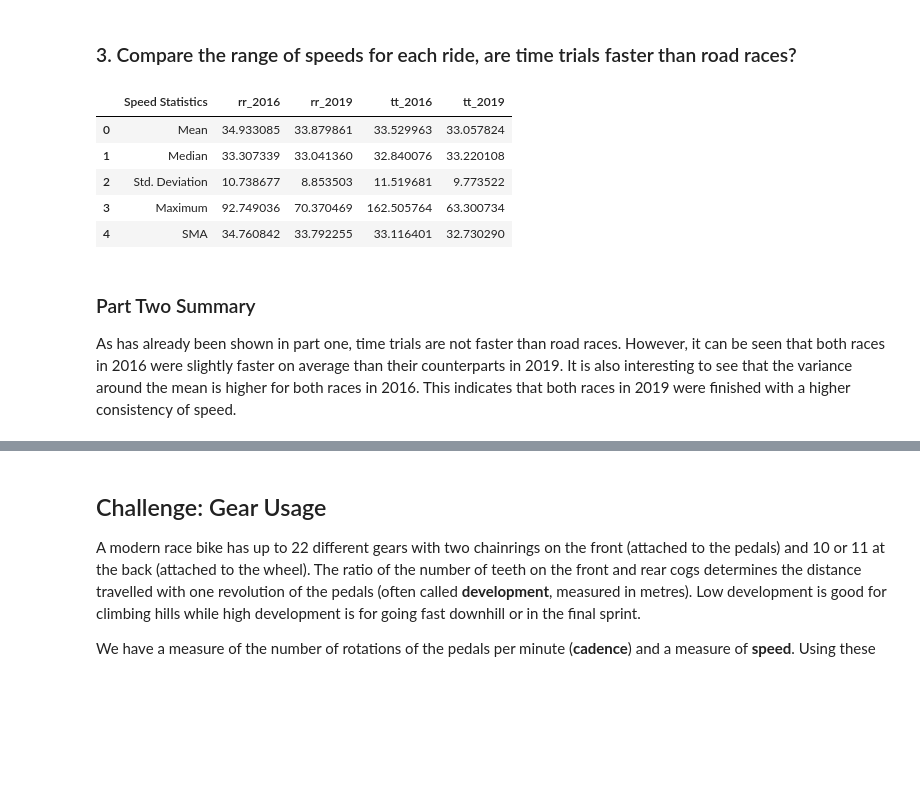
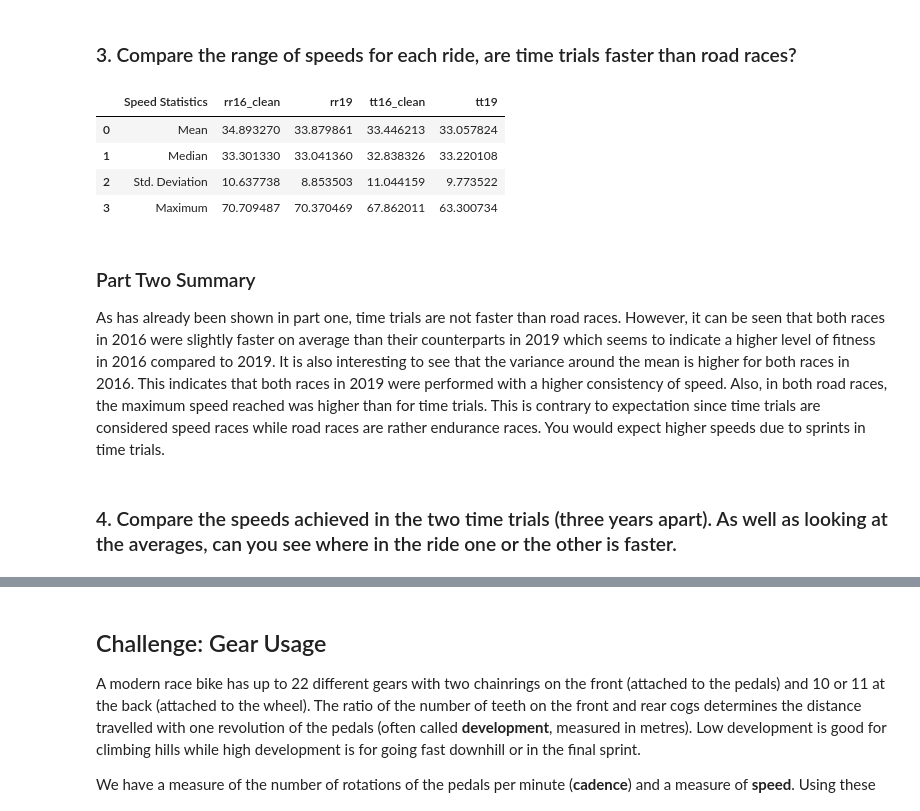
Before and after one commit to felix-rosenberger/Data-Science-Portfolio, a Jupyter notebook: Portfolio 1.ipynb, the cells around one changed output, grey strips where cells are left out. Drawn from its saved outputs; the diff is of its cells as text; code cells hidden in the pictures; blank space fills up the shorter version.

Commit message:
Removed outliers and adjusted existing work accordingly

```diff
--- a/Portfolio 1.ipynb
+++ b/Portfolio 1.ipynb
@@ -187,9 +217,9 @@ The mean time per kilometer for road race in 2019 is:    1.77 min/km
 # %%
 # add simple moving average of speed as a column
 
-rr_2019["speed_SMA"] = rr_2019["speed"].rolling(window=60, # considers 60 observations per calculation; appr. one calculation per km
+rr19["speed_SMA"] = rr19["speed"].rolling(window=60, # considers 60 observations per calculation; appr. one calculation per km
                          min_periods=1).mean()
-rr_2019.head()
+rr19.head()
 # %% [output]
 |  | latitude | longitude | elevation | temperature | power | cadence | hr | distance | elevation_gain | ... |
 | 2019-06-22 22:33:45+00:00 | -33.416592 | 151.222853 | 215.0 | 0.0 | 0.0 | 58.0 | 71.0 | 0.000000 | 0.0 | ... |
@@ -225,0 +261,4 @@ tt16_speed_distribution = tt_2016.hist('speed', bins=30, histtype='stepfilled')
+# %%
+# remove speed outlier
+
+tt16_clean = tt16.drop(index = tt16.index[tt16["speed"] > 80])
@@ -252,9 +310,9 @@ The mean time per kilometer for time trial in 2016 is:   1.85 min/km
 # %%
 # add simple moving average of speed as a column
 
-tt_2016["speed_SMA"] = tt_2016["speed"].rolling(window=60, # considers 60 observations per calculation; appr. one calculation per km
+tt16_clean["speed_SMA"] = tt16_clean["speed"].rolling(window=60, # considers 60 observations per calculation; appr. one calculation per km
                          min_periods=1).mean()
-tt_2016.head()
+tt16_clean.head()
 # %% [output]
 |  | latitude | longitude | elevation | temperature | power | cadence | hr | distance | elevation_gain | ... |
 | 2016-07-02 23:05:30+00:00 | -33.415971 | 151.222016 | 111.8 | 12.0 | 0.0 | 58.0 | 108.0 | 0.000000 | 0.0 | ... |
@@ -301,9 +359,9 @@ The mean time per kilometer for time trial in 2019 is:   1.81 min/km
 # %%
 # add simple moving average of speed as a column
 
-tt_2019["speed_SMA"] = tt_2019["speed"].rolling(window=60, # considers 60 observations per calculation; appr. one calculation per km
+tt19["speed_SMA"] = tt19["speed"].rolling(window=60, # considers 60 observations per calculation; appr. one calculation per km
                          min_periods=1).mean()
-tt_2019.head()
+tt19.head()
 # %% [output]
 |  | latitude | longitude | elevation | temperature | power | cadence | hr | distance | elevation_gain | ... |
 | 2019-06-01 22:54:55+00:00 | -33.415798 | 151.222060 | 219.4 | 13.0 | 0.0 | 0.0 | 88.0 | 0.000000 | 0.0 | ... |
@@ -337,20 +395,21 @@ As expected, the total distance and time of road races are approximately double
 ### 3. Compare the range of speeds for each ride, are time trials faster than road races?
 # %%
 speed_comparison = pd.DataFrame({
-    'Speed Statistics':['Mean', 'Median', 'Std. Deviation', 'Maximum', 'SMA'],
-    'rr_2016':[rr_2016["speed"].mean(), rr_2016["speed"].median(), rr_2016["speed"].std(), rr_2016["speed"].max(), rr_2016["speed_SMA"].mean()],
-    'rr_2019':[rr_2019["speed"].mean(), rr_2019["speed"].median(), rr_2019["speed"].std(), rr_2019["speed"].max(), rr_2019["speed_SMA"].mean()],
-    'tt_2016':[tt_2016["speed"].mean(), tt_2016["speed"].median(), tt_2016["speed"].std(), tt_2016["speed"].max(), tt_2016["speed_SMA"].mean()],
-    'tt_2019':[tt_2019["speed"].mean(), tt_2019["speed"].median(), tt_2019["speed"].std(), tt_2019["speed"].max(), tt_2019["speed_SMA"].mean()]
+    'Speed Statistics':['Mean', 'Median', 'Std. Deviation', 'Maximum'],
+    'rr16_clean':[rr16_clean["speed"].mean(), rr16_clean["speed"].median(), rr16_clean["speed"].std(), rr16_clean["speed"].max()],
+    'rr19':[rr19["speed"].mean(), rr19["speed"].median(), rr19["speed"].std(), rr19["speed"].max()],
+    'tt16_clean':[tt16_clean["speed"].mean(), tt16_clean["speed"].median(), tt16_clean["speed"].std(), tt16_clean["speed"].max()],
+    'tt19':[tt19["speed"].mean(), tt19["speed"].median(), tt19["speed"].std(), tt19["speed"].max()]
     })
 speed_comparison
 # %% [output]
-|  | Speed Statistics | rr_2016 | rr_2019 | tt_2016 | tt_2019 |
-| 0 | Mean | 34.933085 | 33.879861 | 33.529963 | 33.057824 |
-| 1 | Median | 33.307339 | 33.041360 | 32.840076 | 33.220108 |
-| 2 | Std. Deviation | 10.738677 | 8.853503 | 11.519681 | 9.773522 |
-| 3 | Maximum | 92.749036 | 70.370469 | 162.505764 | 63.300734 |
-| 4 | SMA | 34.760842 | 33.792255 | 33.116401 | 32.730290 |
+|  | Speed Statistics | rr16_clean | rr19 | tt16_clean | tt19 |
+| 0 | Mean | 34.893270 | 33.879861 | 33.446213 | 33.057824 |
+| 1 | Median | 33.301330 | 33.041360 | 32.838326 | 33.220108 |
+| 2 | Std. Deviation | 10.637738 | 8.853503 | 11.044159 | 9.773522 |
+| 3 | Maximum | 70.709487 | 70.370469 | 67.862011 | 63.300734 |
 # %% [markdown]
 ### Part Two Summary
-As has already been shown in part one, time trials are not faster than road races. However, it can be seen that both races in 2016 were slightly faster on average than their counterparts in 2019. It is also interesting to see that the variance around the mean is higher for both races in 2016. This indicates that both races in 2019 were finished with a higher consistency of speed.
+As has already been shown in part one, time trials are not faster than road races. However, it can be seen that both races in 2016 were slightly faster on average than their counterparts in 2019 which seems to indicate a higher level of fitness in 2016 compared to 2019. It is also interesting to see that the variance around the mean is higher for both races in 2016. This indicates that both races in 2019 were performed with a higher consistency of speed. Also, in both road races, the maximum speed reached was higher than for time trials. This is contrary to expectation since time trials are considered speed races while road races are rather endurance races. You would expect higher speeds due to sprints in time trials.
+# %% [markdown]
+### 4. Compare the speeds achieved in the two time trials (three years apart). As well as looking at the averages, can you see where in the ride one or the other is faster.
```
Also changed, not shown: parts of 38 cells of this notebook.
